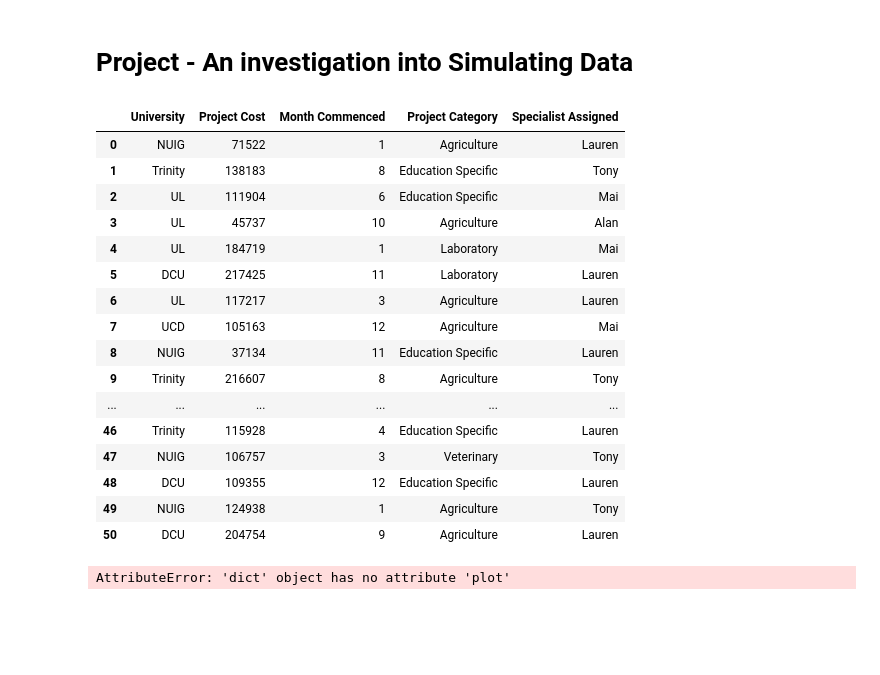
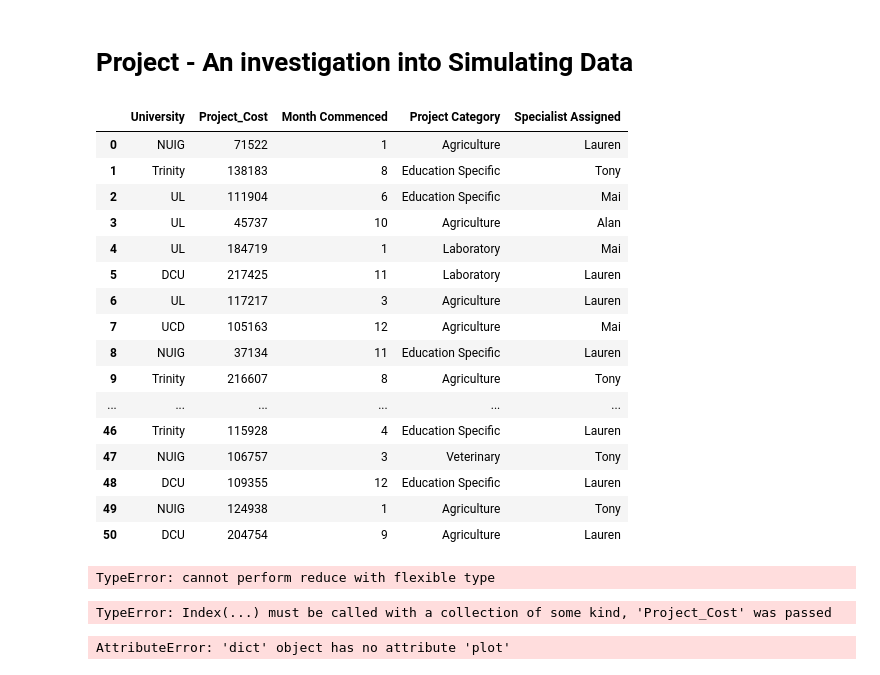
Before and after one commit to colettegallagher/simulating-data, a Jupyter notebook: Simulating Data.ipynb, the cells around one changed output. Saved outputs shown, nothing was run; the diff lists cells and outputs as text; code cells hidden in the pictures; blank space fills up the shorter version.

Commit message:
trying to plot dataset'

```diff
--- a/Simulating Data.ipynb
+++ b/Simulating Data.ipynb
@@ -19,11 +19,11 @@ university_arr = ['Trinity', 'DCU', 'UCD', 'UL', 'NUIG']
 # %%
 employee_arr = ['Alan', 'Tony', 'Mai', 'Lauren']
 # %%
-np.random.seed(0); dict = {'University': np.random.choice(university_arr, 51), 'Project Cost': np.random.randint(25000, 250000, 51), 'Month Commenced': np.random.randint(1, 13, 51), 'Project Category': np.random.choice(projects_arr, 51), 'Specialist Assigned': np.random.choice(employee_arr, 51)}
+np.random.seed(0); work = {'University': np.random.choice(university_arr, 51), 'Project_Cost': np.random.randint(25000, 250000, 51), 'Month Commenced': np.random.randint(1, 13, 51), 'Project Category': np.random.choice(projects_arr, 51), 'Specialist Assigned': np.random.choice(employee_arr, 51)}
 
-pd.DataFrame(dict)
+pd.DataFrame(work)
 # %% [output]
-|  | University | Project Cost | Month Commenced | Project Category | Specialist Assigned |
+|  | University | Project_Cost | Month Commenced | Project Category | Specialist Assigned |
 | 0 | NUIG | 71522 | 1 | Agriculture | Lauren |
 | 1 | Trinity | 138183 | 8 | Education Specific | Tony |
 | 2 | UL | 111904 | 6 | Education Specific | Mai |
@@ -40,6 +40,16 @@ pd.DataFrame(dict)
 | 48 | DCU | 109355 | 12 | Education Specific | Lauren |
 | 49 | NUIG | 124938 | 1 | Agriculture | Tony |
 | 50 | DCU | 204754 | 9 | Agriculture | Lauren |
+# %%
+np.mean('')
+# %% [output]
+TypeError: cannot perform reduce with flexible type
+# %%
+ts = pd.Series(projects_arr, 'Project_Cost')
+ts.plot
+plt.show()
+# %% [output]
+TypeError: Index(...) must be called with a collection of some kind, 'Project_Cost' was passed
 # %%
 df.plot(kind='bar',x='university_arr',y='projects_arr')
 # %% [output]
```
Also changed, not shown: parts of 1 cell of this notebook.
